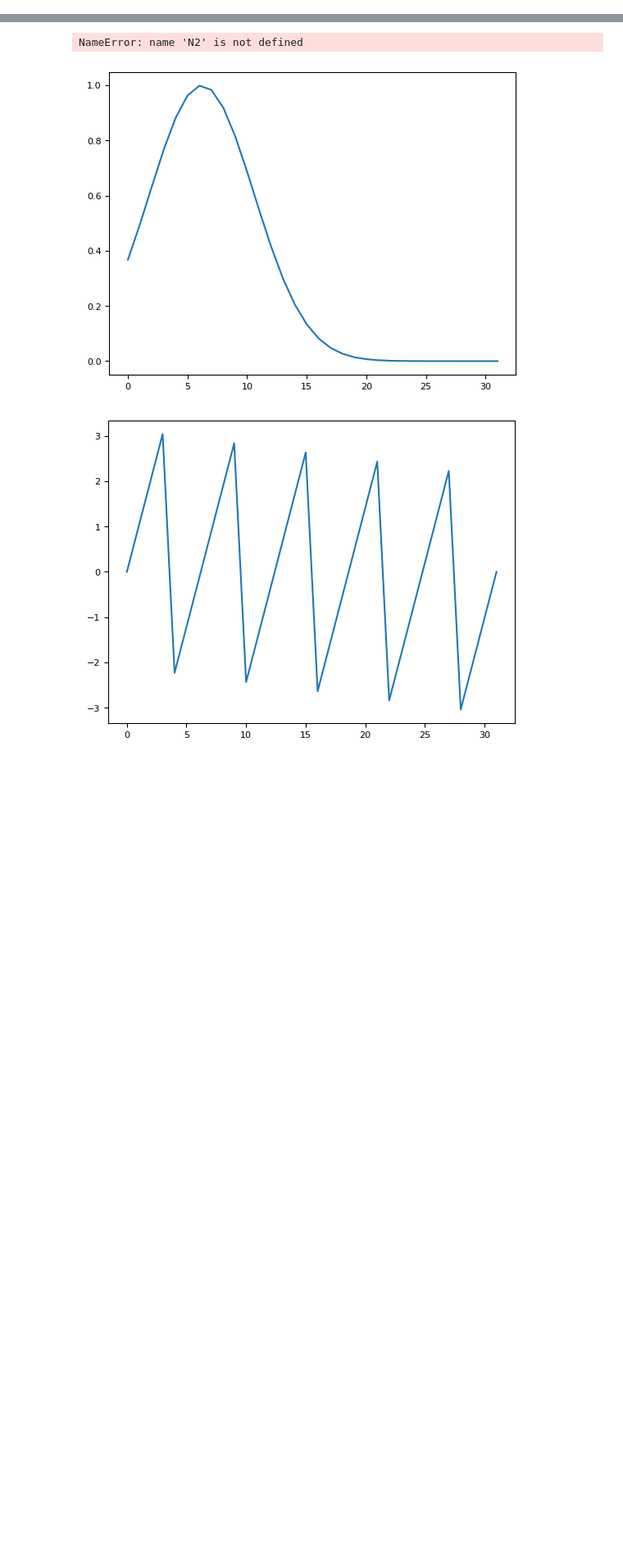
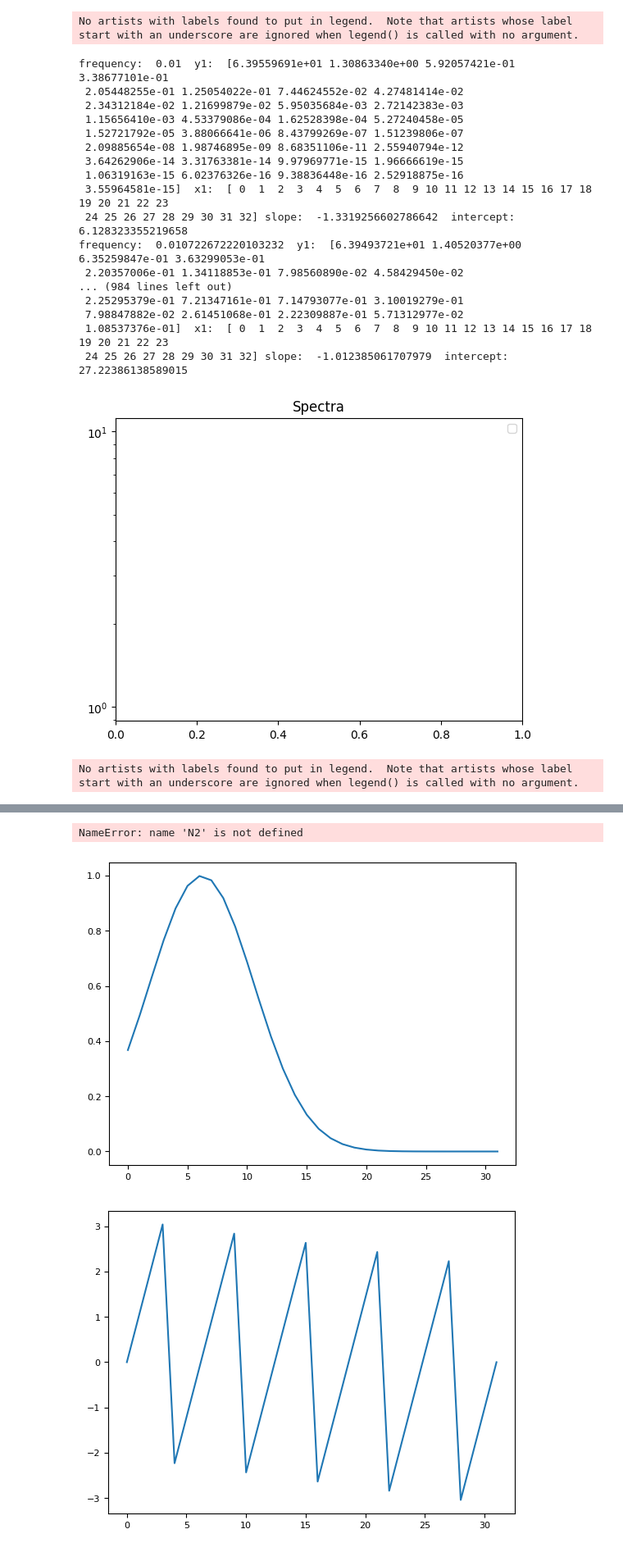
Before and after one commit to KunkelAlexander/fdm-hybrid-scheme, a Jupyter notebook: demonstration/SpectralRefinement.ipynb, the cells around one changed output, grey strips where cells are left out. Shown at 82% size. Cells and saved outputs as stored; diff of their text form; code cells hidden in the pictures; blank space fills up the shorter version.

```diff
--- a/demonstration/SpectralRefinement.ipynb
+++ b/demonstration/SpectralRefinement.ipynb
@@ -183,27 +611,7 @@ plt.plot(np.abs(li2(x, dx, 0.001)))
 # %%
-frequencies = np.linspace(0, 12*np.pi, 100)
+frequencies = np.logspace(-2, 1, 100)
 slopes      = []
 
-
-plt.title("Extension of Gaussian wave packets for different k")
-for frequency in frequencies:
-    x     = np.linspace(0, 1, N)
-    omega = frequency * 2 * np.pi
-    f     = np.exp(1j * x * omega)#travellingWavePacket(x, x[1]-x[0], t=0, k = omega) * 1e4
-    #spec = np.abs((extendandfft@f))[:33]
-    fext  = extend(f, 34, 14, 14)
-    plt.plot(np.abs(fext)**2, label=f"{frequency}")
-plt.legend()
-plt.show()
-
-plt.title("Phase of Gaussian wave packets for different k")
-for frequency in frequencies:
-    x     = np.linspace(0, 1, N)
-    omega = frequency * 2 * np.pi
-    f     = travellingWavePacket(x, x[1]-x[0], t=0, k = omega)
-    plt.plot(np.angle(f), label=f"{frequency}")
-plt.legend()
-plt.show()
 
 plt.title("Spectra")
 plt.yscale("log")
@@ -218,38 +626,59 @@ for frequency in frequencies:
     Ncut  = int(len(fext)/2)
 
     # compute spectrum
     spec = np.abs(scipy.fft.fft(fext))[:Ncut+1]
 
 
     # compute logarithm of spectrum
     logspec = np.log(spec)
 
     # input data for linear fit
-    #ys  = logspec
-    xs  = np.arange(len(y1))
+    ys  = logspec
+    xs  = np.arange(len(ys))
 
-    ys  = np.array([np.max(logspec), logspec[-1]])
-    xs  = np.array([np.argmax(logspec), xs[-1]])
-
+    #ys  = np.array([np.max(logspec), logspec[-1]])
+    #xs  = np.array([np.argmax(logspec), xs[-1]])
+#
     #ys  = np.array([np.max(y1), np.min(y1)])
     #xs  = np.array([np.argmax(y1), np.argmin(y1)])
 
     r1 = stats.linregress(x = xs, y = ys)
     print("frequency: ", frequency, " y1: ", np.exp(ys), " x1: ", xs, "slope: ",  r1.slope, " intercept: ", r1.intercept)
 
-    plt.plot(spec, label=f"PPW = {N / frequency}")
-    plt.plot(xs, np.exp(r1.intercept + r1.slope*xs), 'k',label=f'Fit PPW = {N / frequency}')
+    ##plt.plot(spec, label=f"PPW = {N / frequency}")
+    ##plt.plot(xs, np.exp(r1.intercept + r1.slope*xs), 'k',label=f'Fit PPW = {N / frequency}')
 
     # store slope
-    slopes.append(np.max(spec)**2/np.sum(np.abs(f)**2))
+    slopes.append(np.sum(np.abs(fext))/np.sum(np.abs(f)))
 plt.legend()
 plt.show()
 
 plt.title("Slope of spectrum for plane wave")
 plt.xscale("log")
 plt.xlabel("Points per wavelength")
 plt.ylabel(r"Slope $\sigma$ of $\psi_k = C \cdot e^{-\sigma k}$")
 plt.yscale("log")
 plt.plot(32/frequencies, np.abs(slopes), 'o')
 plt.legend()
 plt.show()
+# %% [output]
+No artists with labels found to put in legend.  Note that artists whose label start with an underscore are ignored when legend() is called with no argument.
+frequency:  0.01  y1:  [6.39559691e+01 1.30863340e+00 5.92057421e-01 3.38677101e-01
+ 2.05448255e-01 1.25054022e-01 7.44624552e-02 4.27481414e-02
+ 2.34312184e-02 1.21699879e-02 5.95035684e-03 2.72142383e-03
+ 1.15656410e-03 4.53379086e-04 1.62528398e-04 5.27240458e-05
+ 1.52721792e-05 3.88066641e-06 8.43799269e-07 1.51239806e-07
+ 2.09885654e-08 1.98746895e-09 8.68351106e-11 2.55940794e-12
+ 3.64262906e-14 3.31763381e-14 9.97969771e-15 1.96666619e-15
+ 1.06319163e-15 6.02376326e-16 9.38836448e-16 2.52918875e-16
+ 3.55964581e-15]  x1:  [ 0  1  2  3  4  5  6  7  8  9 10 11 12 13 14 15 16 17 18 19 20 21 22 23
+ 24 25 26 27 28 29 30 31 32] slope:  -1.3319256602786642  intercept:  6.128323355219658
+frequency:  0.010722672220103232  y1:  [6.39493721e+01 1.40520377e+00 6.35259847e-01 3.63299053e-01
+ 2.20357006e-01 1.34118853e-01 7.98560890e-02 4.58429450e-02
+... (984 lines left out)
+ 2.25295379e-01 7.21347161e-01 7.14793077e-01 3.10019279e-01
+ 7.98847882e-02 2.61451068e-01 2.22309887e-01 5.71312977e-02
+ 1.08537376e-01]  x1:  [ 0  1  2  3  4  5  6  7  8  9 10 11 12 13 14 15 16 17 18 19 20 21 22 23
+ 24 25 26 27 28 29 30 31 32] slope:  -1.012385061707979  intercept:  27.22386138589015
+[figure, added]
+No artists with labels found to put in legend.  Note that artists whose label start with an underscore are ignored when legend() is called with no argument.
```
Also changed, not shown: parts of 7 cells of this notebook.
